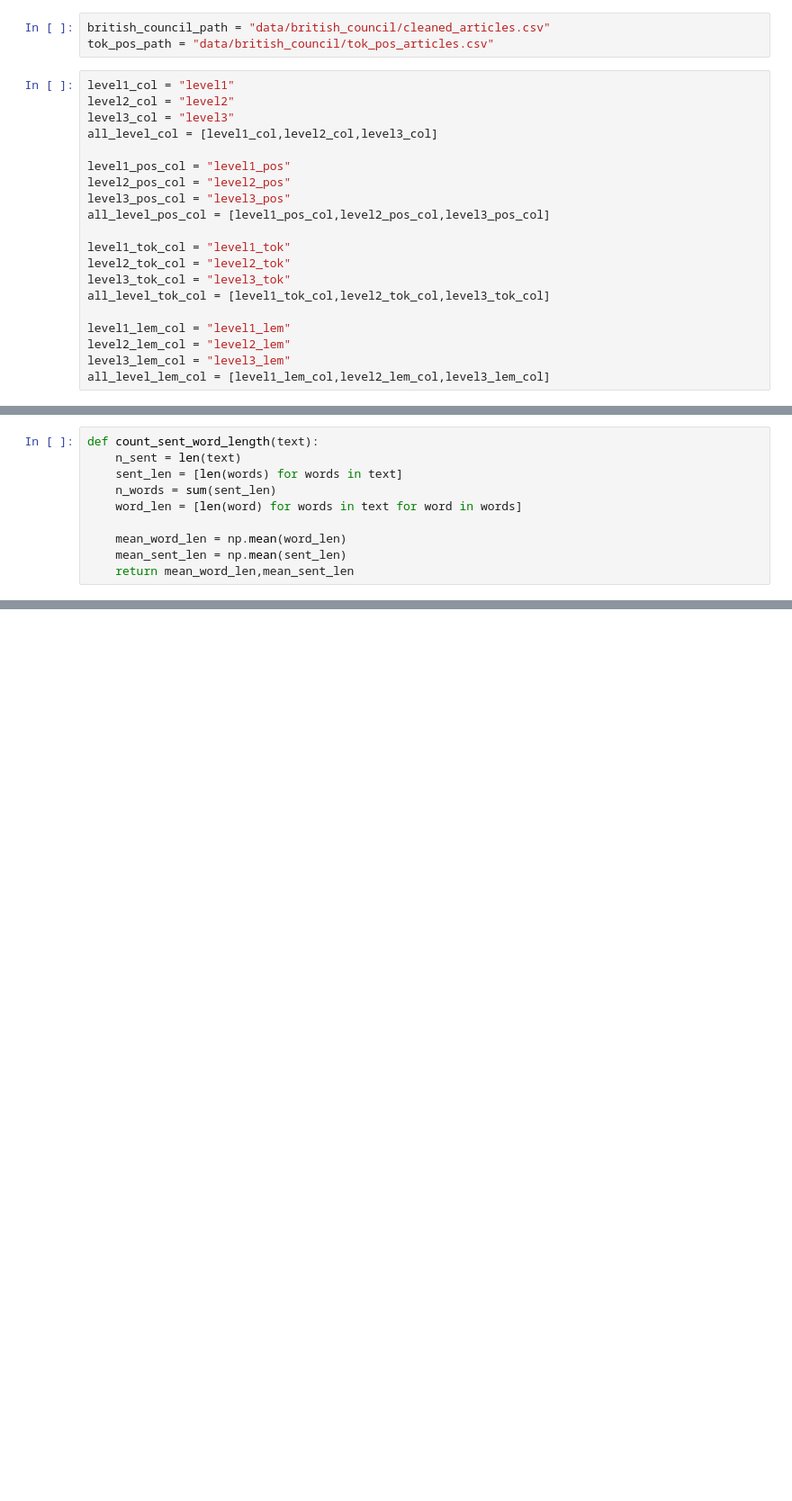
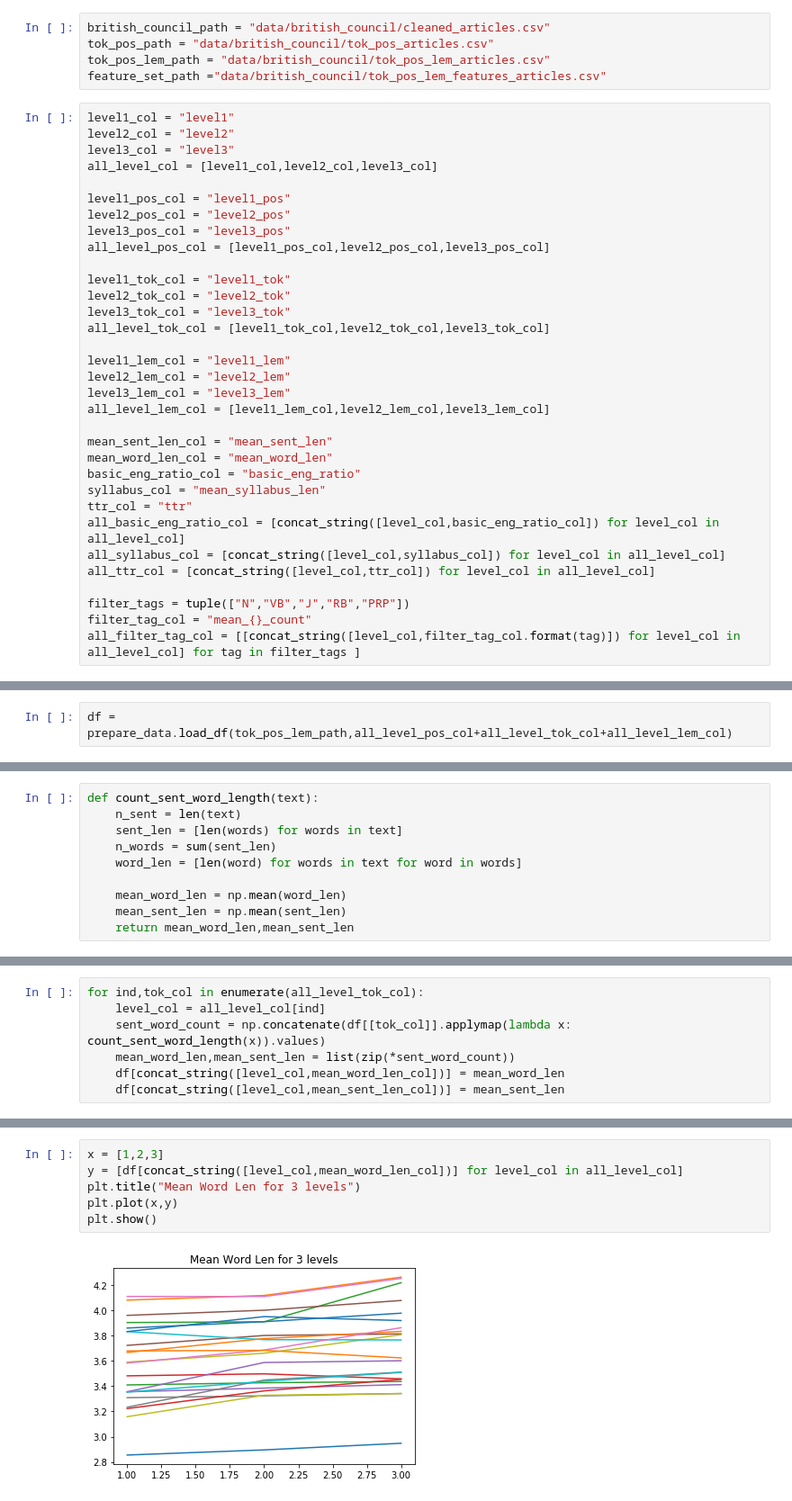
Before and after one commit to PaulOpu/TS_LossFunction, a Jupyter notebook: code/Opuchlich_FeatureExtraction.ipynb, the cells around one changed output, grey strips where cells are left out. Shown at 90% size. Drawn from its saved outputs; the diff is of its cells as text; blank space fills up the shorter version.

```diff
--- a/code/Opuchlich_FeatureExtraction.ipynb
+++ b/code/Opuchlich_FeatureExtraction.ipynb
@@ -13,6 +17,8 @@ dic = pyphen.Pyphen(lang='en')
 # %%
 british_council_path = "data/british_council/cleaned_articles.csv"
 tok_pos_path = "data/british_council/tok_pos_articles.csv"
+tok_pos_lem_path = "data/british_council/tok_pos_lem_articles.csv"
+feature_set_path ="data/british_council/tok_pos_lem_features_articles.csv"
 # %%
 level1_col = "level1"
 level2_col = "level2"
@@ -33,6 +39,19 @@ level1_lem_col = "level1_lem"
 level2_lem_col = "level2_lem"
 level3_lem_col = "level3_lem"
 all_level_lem_col = [level1_lem_col,level2_lem_col,level3_lem_col]
+
+mean_sent_len_col = "mean_sent_len"
+mean_word_len_col = "mean_word_len"
+basic_eng_ratio_col = "basic_eng_ratio"
+syllabus_col = "mean_syllabus_len"
+ttr_col = "ttr"
+all_basic_eng_ratio_col = [concat_string([level_col,basic_eng_ratio_col]) for level_col in all_level_col]
+all_syllabus_col = [concat_string([level_col,syllabus_col]) for level_col in all_level_col]
+all_ttr_col = [concat_string([level_col,ttr_col]) for level_col in all_level_col]
+
+filter_tags = tuple(["N","VB","J","RB","PRP"])
+filter_tag_col = "mean_{}_count"
+all_filter_tag_col = [[concat_string([level_col,filter_tag_col.format(tag)]) for level_col in all_level_col] for tag in filter_tags ]
 # %%
 df = prepare_data.load_df(british_council_path,["cleaned1","cleaned2","cleaned3"])
 df.rename(
@@ -117,2 +135,4 @@ prepare_data.save_df(pos_tok_lem_path,df)
 # %% [markdown]
 # Feature Creation
+# %%
+df = prepare_data.load_df(tok_pos_lem_path,all_level_pos_col+all_level_tok_col+all_level_lem_col)
@@ -150,0 +158,7 @@ list(zip(*tok_pos_df[[level1_tok_col]].applymap(lambda x: count_sent_word_length
+# %%
+for ind,tok_col in enumerate(all_level_tok_col):
+    level_col = all_level_col[ind]
+    sent_word_count = np.concatenate(df[[tok_col]].applymap(lambda x: count_sent_word_length(x)).values)
+    mean_word_len,mean_sent_len = list(zip(*sent_word_count))
+    df[concat_string([level_col,mean_word_len_col])] = mean_word_len
+    df[concat_string([level_col,mean_sent_len_col])] = mean_sent_len
@@ -150,0 +174,8 @@ list(zip(*tok_pos_df[[level1_tok_col]].applymap(lambda x: count_sent_word_length
+# %%
+x = [1,2,3]
+y = [df[concat_string([level_col,mean_word_len_col])] for level_col in all_level_col]
+plt.title("Mean Word Len for 3 levels")
+plt.plot(x,y)
+plt.show()
+# %% [output]
+[figure, added]
```
Also changed, not shown: parts of 38 cells of this notebook, 1 other file.
